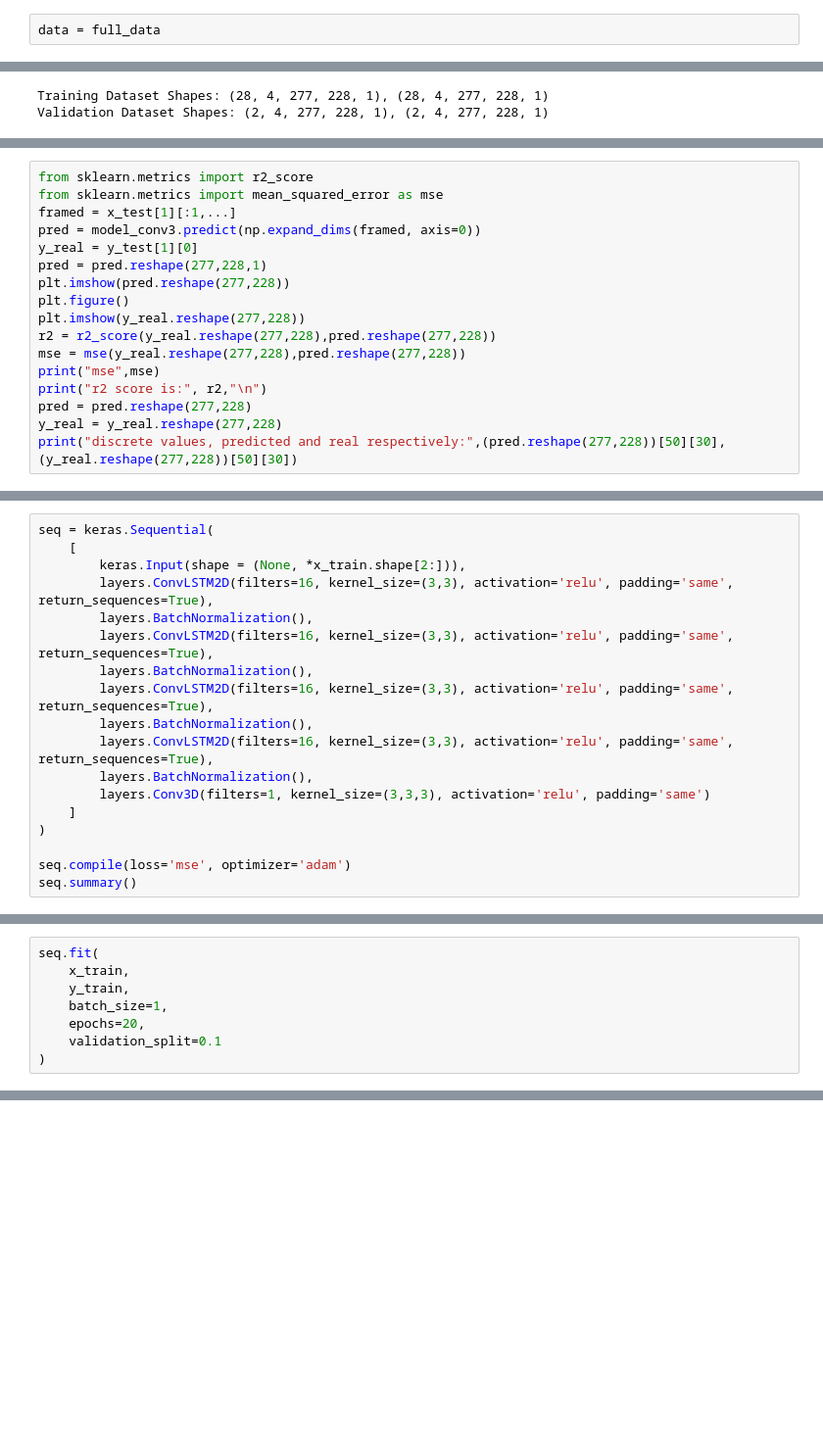
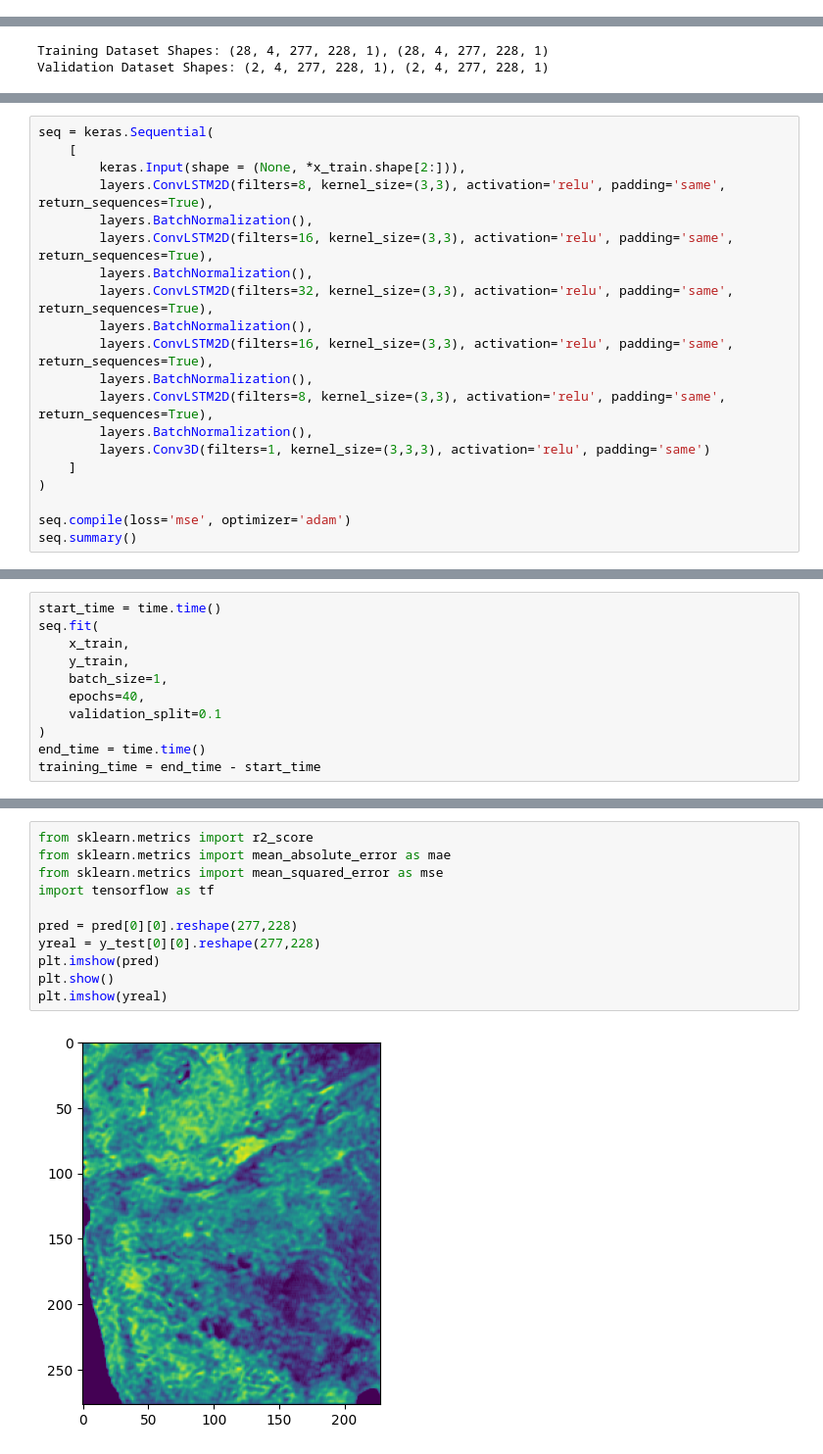
Before and after one commit to PrathameshGadilohar/final_year_project, a Jupyter notebook: convlstm2d.ipynb, the cells around one changed output, grey strips where cells are left out. Shown at 98% size. Drawn from its saved outputs; the diff is of its cells as text; blank space fills up the shorter version.

```diff
--- a/convlstm2d.ipynb
+++ b/convlstm2d.ipynb
@@ -85,2 +80,0 @@ full_data.shape
-# %%
-data = full_data
@@ -272,17 +121,0 @@ plt.show()
-# %%
-from sklearn.metrics import r2_score
-from sklearn.metrics import mean_squared_error as mse
-framed = x_test[1][:1,...]
-pred = model_conv3.predict(np.expand_dims(framed, axis=0))
-y_real = y_test[1][0]
-pred = pred.reshape(277,228,1)
-plt.imshow(pred.reshape(277,228))
-plt.figure()
-plt.imshow(y_real.reshape(277,228))
-r2 = r2_score(y_real.reshape(277,228),pred.reshape(277,228))
-mse = mse(y_real.reshape(277,228),pred.reshape(277,228))
-print("mse",mse)
-print("r2 score is:", r2,"\n")
-pred = pred.reshape(277,228)
-y_real = y_real.reshape(277,228)
-print("discrete values, predicted and real respectively:",(pred.reshape(277,228))[50][30],(y_real.reshape(277,228))[50][30])
@@ -422,13 +123,15 @@ data.shape
 seq = keras.Sequential(
     [
         keras.Input(shape = (None, *x_train.shape[2:])),
-        layers.ConvLSTM2D(filters=16, kernel_size=(3,3), activation='relu', padding='same', return_sequences=True),
+        layers.ConvLSTM2D(filters=8, kernel_size=(3,3), activation='relu', padding='same', return_sequences=True),
         layers.BatchNormalization(),
         layers.ConvLSTM2D(filters=16, kernel_size=(3,3), activation='relu', padding='same', return_sequences=True),
         layers.BatchNormalization(),
+        layers.ConvLSTM2D(filters=32, kernel_size=(3,3), activation='relu', padding='same', return_sequences=True),
+        layers.BatchNormalization(),
         layers.ConvLSTM2D(filters=16, kernel_size=(3,3), activation='relu', padding='same', return_sequences=True),
         layers.BatchNormalization(),
-        layers.ConvLSTM2D(filters=16, kernel_size=(3,3), activation='relu', padding='same', return_sequences=True),
+        layers.ConvLSTM2D(filters=8, kernel_size=(3,3), activation='relu', padding='same', return_sequences=True),
         layers.BatchNormalization(),
         layers.Conv3D(filters=1, kernel_size=(3,3,3), activation='relu', padding='same')
     ]
@@ -461,9 +160,12 @@ len(train_dataset)
 # %%
+start_time = time.time()
 seq.fit(
     x_train,
     y_train,
     batch_size=1,
-    epochs=20,
+    epochs=40,
     validation_split=0.1
 )
+end_time = time.time()
+training_time = end_time - start_time
 # %% [output]
@@ -550,0 +193,13 @@ Epoch 50/50
+# %%
+from sklearn.metrics import r2_score
+from sklearn.metrics import mean_absolute_error as mae
+from sklearn.metrics import mean_squared_error as mse
+import tensorflow as tf
+
+pred = pred[0][0].reshape(277,228)
+yreal = y_test[0][0].reshape(277,228)
+plt.imshow(pred)
+plt.show()
+plt.imshow(yreal)
+# %% [output]
+[figure, added]
```
Also changed, not shown: parts of 38 cells of this notebook, 5 other files.
